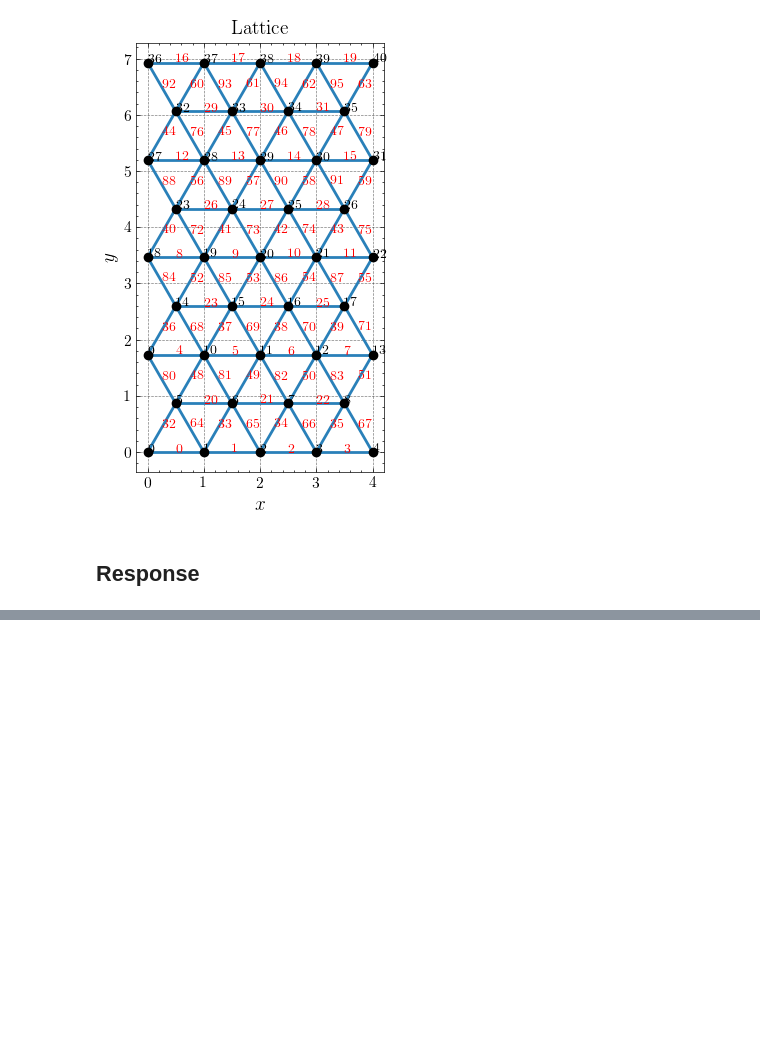
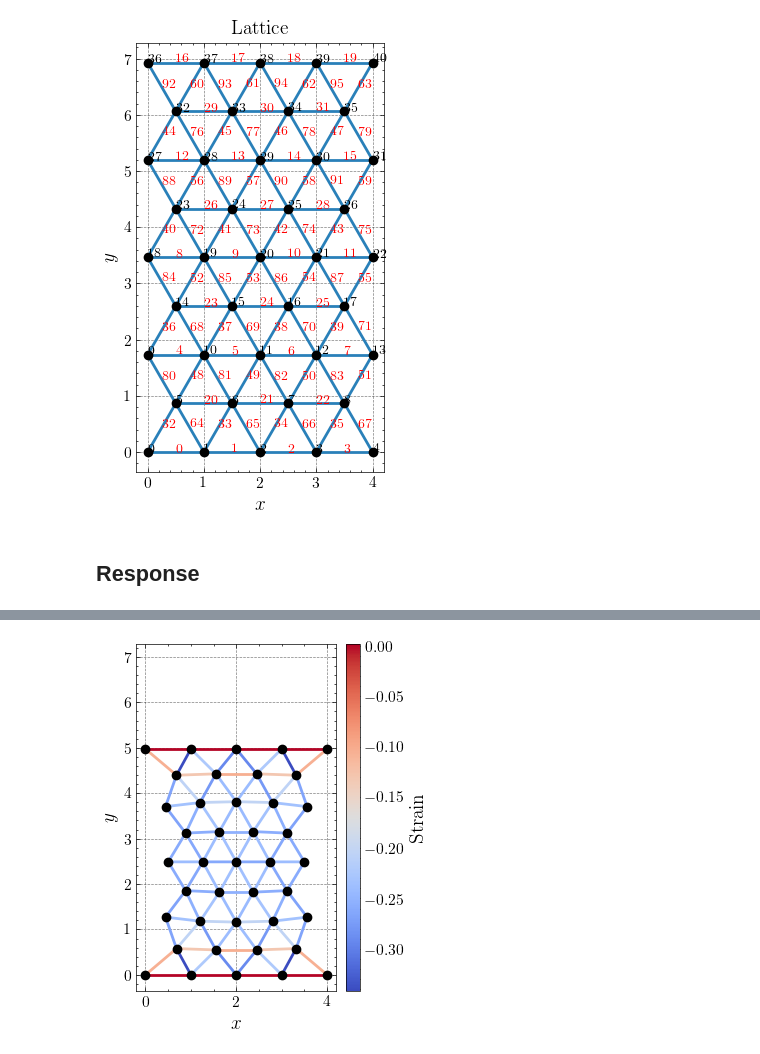
Before and after one commit to bertoldi-collab/morphing-lattices, a Jupyter notebook: examples/triangular_lattice.ipynb, the cells around one changed output, grey strips where cells are left out. Drawn from its saved outputs; the diff is of its cells as text; code cells hidden in the pictures; blank space fills up the shorter version.

Commit message:
Add animation to example

```diff
--- a/examples/triangular_lattice.ipynb
+++ b/examples/triangular_lattice.ipynb
@@ -86,0 +88,13 @@ plot_lattice(lattice, lattice.solution[-1, 0], title='Final state', figsize=(5,
+# %%
+generate_animation(
+    lattice=lattice,
+    solution=lattice.solution,
+    out_filename="../out/examples/triangular_lattice/test",
+    figsize=(3.5, 4),
+    bond_values=vmap(lambda u: strain_fn(lattice.control_params.reference_points, u))(lattice.solution[:, 0]),
+    legend_label="Strain",
+    x_label="$x$",
+    y_label="$y$",
+)
+# %% [output]
+[figure, added]
```
Also changed, not shown: parts of 2 cells of this notebook.
